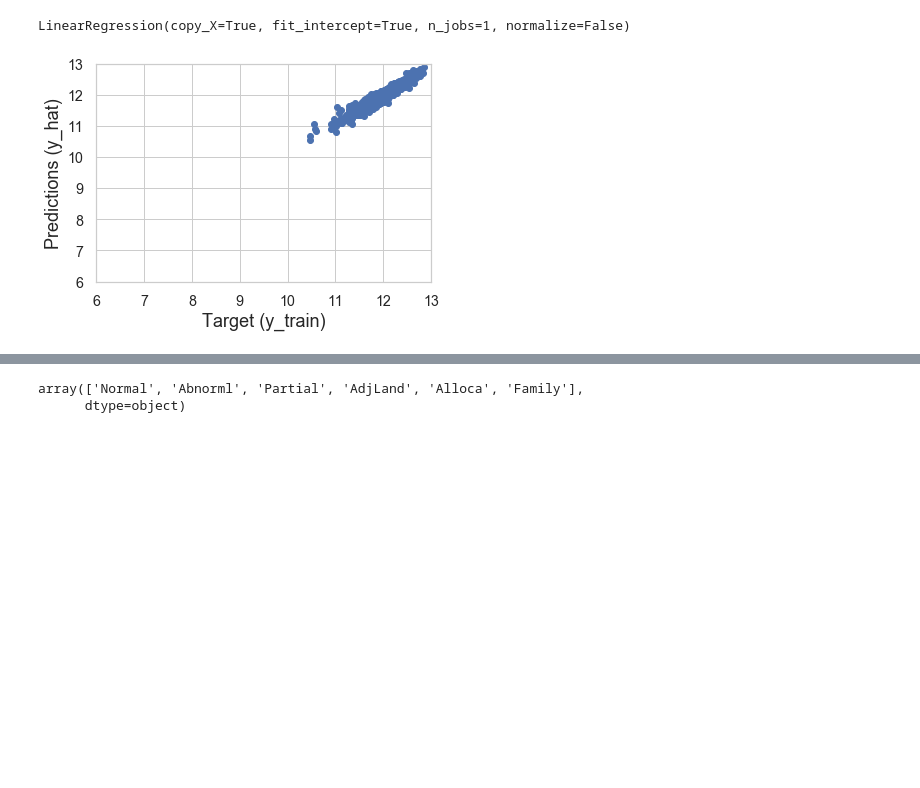
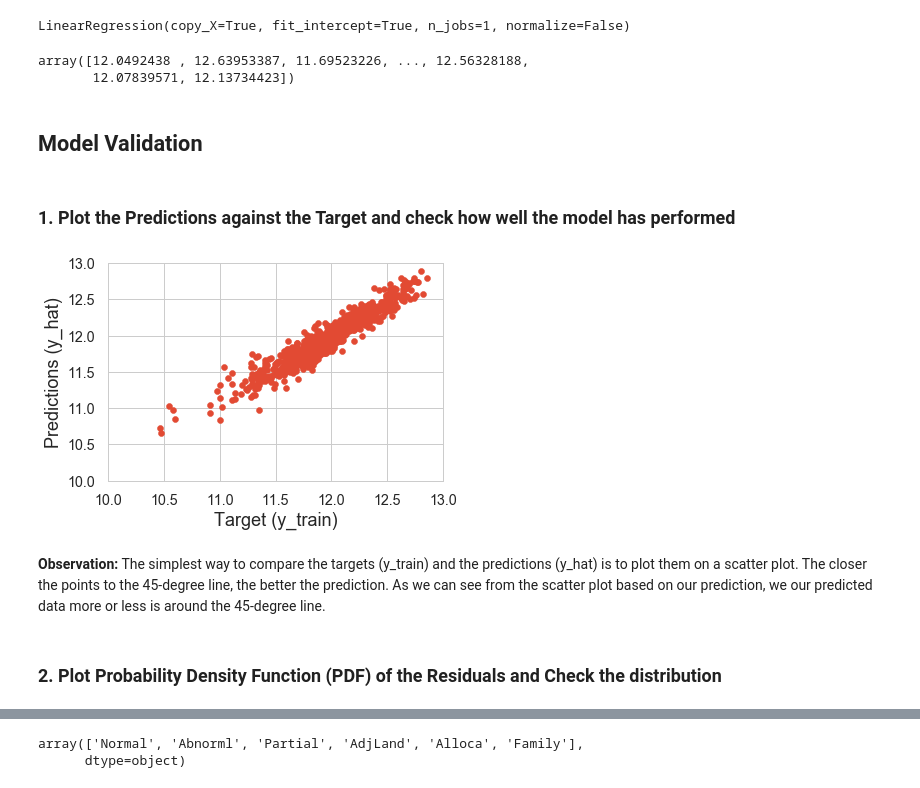
Before and after one commit to nileshjoshic/Machine-Learning-Live-Project, a Jupyter notebook: House Sale Price Prediction.ipynb, the cells around one changed output, grey strips where cells are left out. Saved outputs shown, nothing was run; the diff lists cells and outputs as text; code cells hidden in the pictures; blank space fills up the shorter version.

```diff
--- a/House Sale Price Prediction.ipynb
+++ b/House Sale Price Prediction.ipynb
@@ -679,0 +702,17 @@ We will now be relaxing some regression assumptions
+# %%
+## Let's plot heat map highlighting correlation of all the variables, which will eventually help us in
+## the critical features required for model development
+## Plot fig sizing.
+plt.style.use('ggplot')
+sns.set_style('whitegrid')
+plt.subplots(figsize = (30,20))
+## Plotting heatmap.
+
+# Generate a mask for the upper triangle (taken from seaborn example gallery)
+mask = np.zeros_like((data_cleaned.corr()**2),dtype=np.bool)
+mask[np.triu_indices_from(mask)] = True
+
+
+sns.heatmap(data_cleaned.corr(), cmap=sns.diverging_palette(20, 220, n=200), mask = mask, annot=True, center = 0, );
+## Give title.
+plt.title("Heatmap of all the Features", fontsize = 30);
@@ -764,4 +832,5 @@ print(x)
 # %%
 # Multiple variables have a very high VIF, we will remove it from the model
 # This will drive the VIF of other variables down!!!
-data_no_multicollinearity = data_cleaned.drop(['LotFrontage', 'LotArea', 'OverallQual', 'OverallCond', 'YearBuilt', 'YearRemodAdd', 'FullBath', 'BedroomAbvGr', 'KitchenAbvGr', 'TotRmsAbvGrd', 'GarageYrBlt', 'GarageCars', 'GarageArea', 'YrSold'],axis=1)
+#data_no_multicollinearity = data_cleaned.drop(['LotFrontage', 'LotArea', 'OverallQual', 'OverallCond', 'YearBuilt', 'YearRemodAdd', 'FullBath', 'BedroomAbvGr', 'KitchenAbvGr', 'TotRmsAbvGrd', 'GarageYrBlt', 'GarageCars', 'GarageArea', 'YrSold'],axis=1)
+data_no_multicollinearity = data_cleaned.drop(['BsmtFinSF1', '1stFlrSF', 'YrSold', 'YearBuilt', 'YearRemodAdd', 'GarageYrBlt', 'GrLivArea', 'TotRmsAbvGrd', 'OverallQual', 'GarageCars', 'TotalBsmtSF', 'LotFrontage', 'KitchenAbvGr', 'BedroomAbvGr', 'FullBath', 'OverallCond'], axis=1)
@@ -783,0 +837,3 @@ data_no_multicollinearity
+# %%
+data_no_multicollinearity = data_no_multicollinearity.reset_index(drop=True)
+data_no_multicollinearity
@@ -1007,21 +1107,35 @@ LinearRegression(copy_X=True, fit_intercept=True, n_jobs=1, normalize=False)
 # Let's check the outputs of the regression
 # I'll store them in y_hat as this is the 'theoretical' name of the predictions
 y_hat = reg.predict(x_train)
+y_hat
+# %% [output]
+array([12.0492438 , 12.63953387, 11.69523226, ..., 12.56328188,
+       12.07839571, 12.13734423])
+# %% [markdown]
+## Model Validation
+# %% [markdown]
+### 1. Plot the Predictions against the Target and check how well the model has performed
 # %%
 # The simplest way to compare the targets (y_train) and the predictions (y_hat) is to plot them on a scatter plot
 # The closer the points to the 45-degree line, the better the prediction
 plt.scatter(y_train, y_hat)
+#fig = plt.plot(y_train,y_hat, lw=4, c='orange', label ='regression line')
 # Let's also name the axes
 plt.xlabel('Target (y_train)',size=18)
 plt.ylabel('Predictions (y_hat)',size=18)
 # Sometimes the plot will have different scales of the x-axis and the y-axis
 # This is an issue as we won't be able to interpret the '45-degree line'
 # We want the x-axis and the y-axis to be the same
-plt.xlim(6,13)
-plt.ylim(6,13)
+plt.xlim(10,13)
+plt.ylim(10,13)
 plt.show()
 # %% [output]
-[figure, old version]
+[figure, new version]
+# %% [markdown]
+**Observation:** The simplest way to compare the targets (y_train) and the predictions (y_hat) is to plot them on a scatter plot. The closer the points to the 45-degree line, the better the prediction.
+As we can see from the scatter plot based on our prediction, we our predicted data more or less is around the 45-degree line.
+# %% [markdown]
+### 2. Plot Probability Density Function (PDF) of the Residuals and Check the distribution
 # %%
 # Another useful check of our model is a residual plot
 # We can plot the PDF of the residuals and check for anomalies
```
Also changed, not shown: parts of 51 cells of this notebook.
